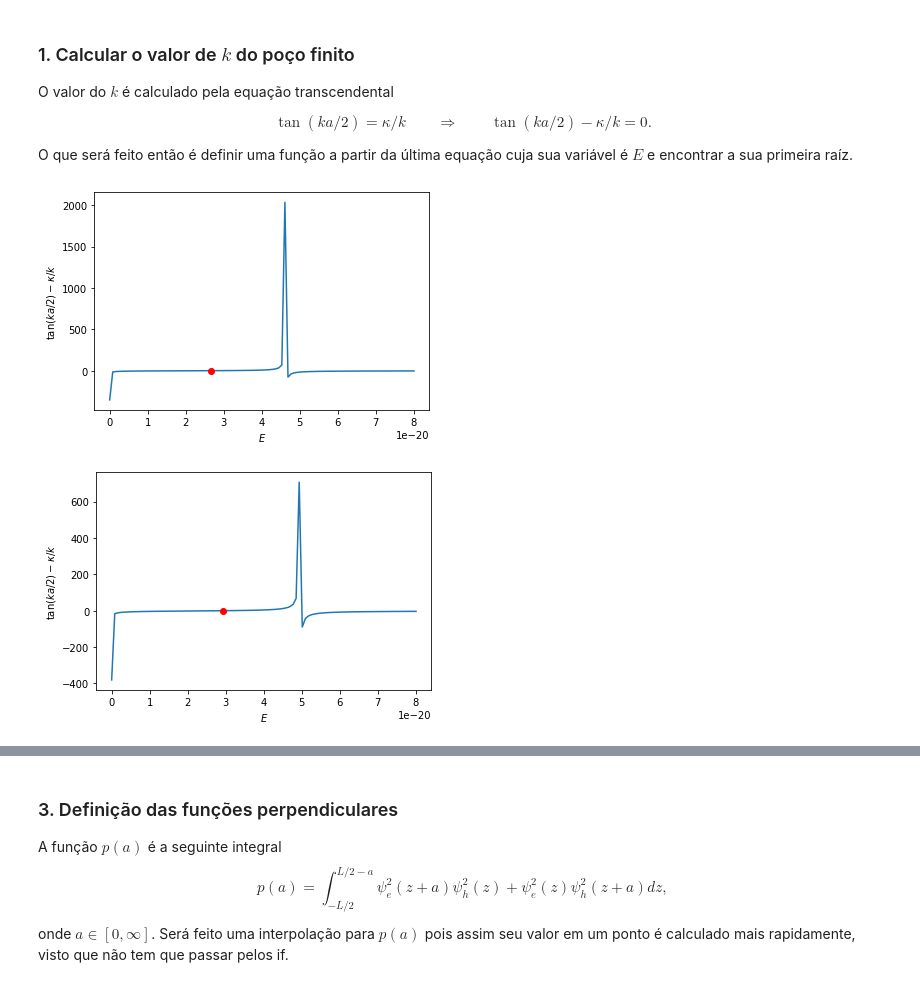
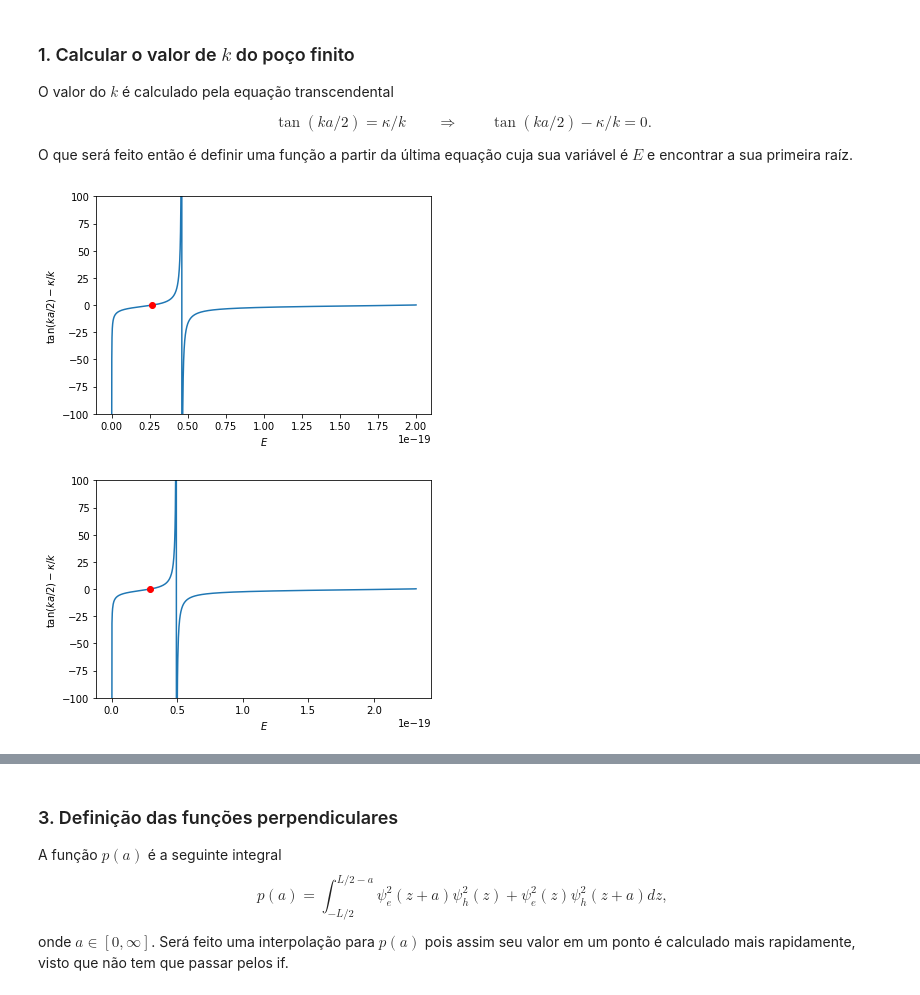
Before and after one commit to gabrielantoniassi/Aspectos-teoricos-e-experimentais-das-interacoes-multi-excitonicas-em-nanomateriais, a Jupyter notebook: nanoplatelete.ipynb, the cells around one changed output, grey strips where cells are left out. Drawn from its saved outputs; the diff is of its cells as text; code cells hidden in the pictures.

```diff
--- a/nanoplatelete.ipynb
+++ b/nanoplatelete.ipynb
@@ -78,32 +74,33 @@ def secante(E1, E2):
 # %%
 # valores para o eletron
 V0 = deltaEc
 m = me
 
 eps_E = cte.e*1e-5 # epsilon da energia para evitar divergência da função f_transc em 0
-Es = np.linspace(eps_E, .5*cte.e, 100) # range na energia no qual será procurada a raíz
+Es = np.linspace(eps_E, deltaEc, 10000) # range na energia no qual será procurada a raíz
 y = [f_transc(Ei) for Ei in Es]
 
 # valor da energia de ligacao do elétron
 Ee = raiz(Es, y)
 
 k_e = k(Ee) # k do elétron
 kappa_e = kappa(Ee) # kappa do elétron
 
 # grafico para verificação visual da raíz encontrada
 plt.plot(Es, y)
 plt.plot(raiz(Es, y), 0, 'ro')
+plt.ylim(-100, 100)
 plt.ylabel(r'$\tan{(ka/2)} - \kappa/k$')
 plt.xlabel(r'$E$')
 plt.show()
 # %% [output]
-[figure, old version]
+[figure, new version]
 # %%
 # valores para o buraco
 V0 = deltaEv
 m = mh
 
-Es = np.linspace(eps_E, .5*cte.e, 100) # range na energia no qual será procurada a raíz
+Es = np.linspace(eps_E, deltaEv, 1000) # range na energia no qual será procurada a raíz
 y = [f_transc(Ei) for Ei in Es]
 
 # valor da energia de ligacao do buraco
@@ -115,11 +112,12 @@ kappa_h = kappa(Eh) # kappa do buraco
 # grafico para verificação visual da raíz encontrada
 plt.plot(Es, y)
 plt.plot(raiz(Es, y), 0, 'ro')
+plt.ylim(-100, 100)
 plt.ylabel(r'$\tan{(ka/2)} - \kappa/k$')
 plt.xlabel(r'$E$')
 plt.show()
 # %% [output]
-[figure, old version]
+[figure, new version]
 # %% [markdown]
 ### 2. Cálculo das funções $\psi_e$ e $\psi_h$
 
```
Also changed, not shown: parts of 10 cells of this notebook, 1 other file.
